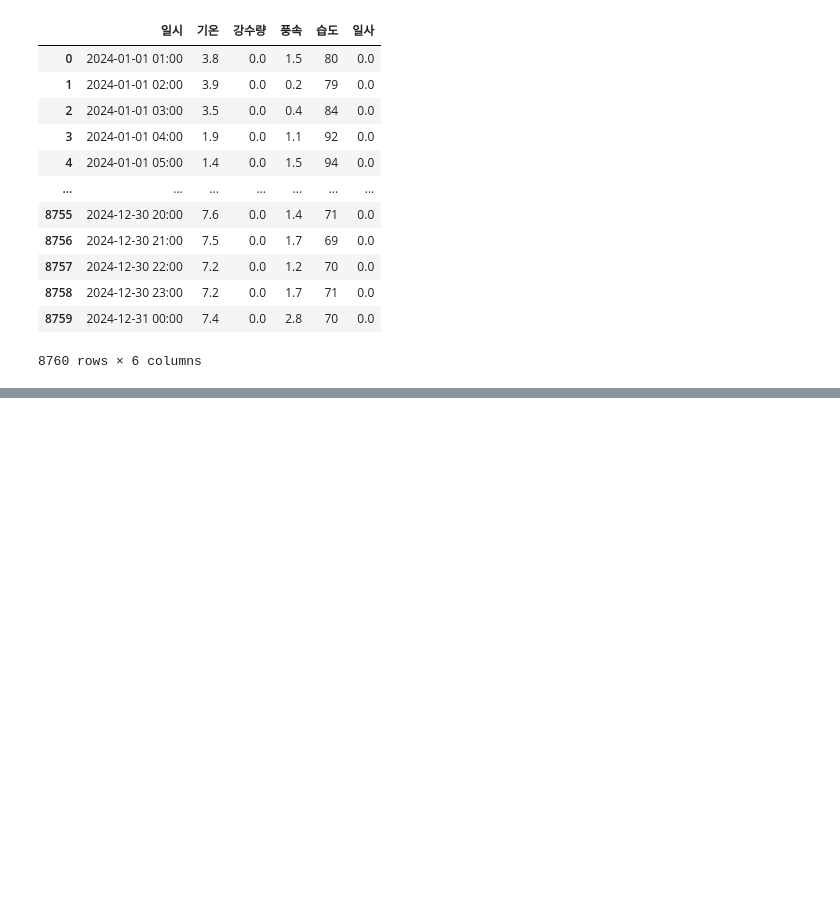
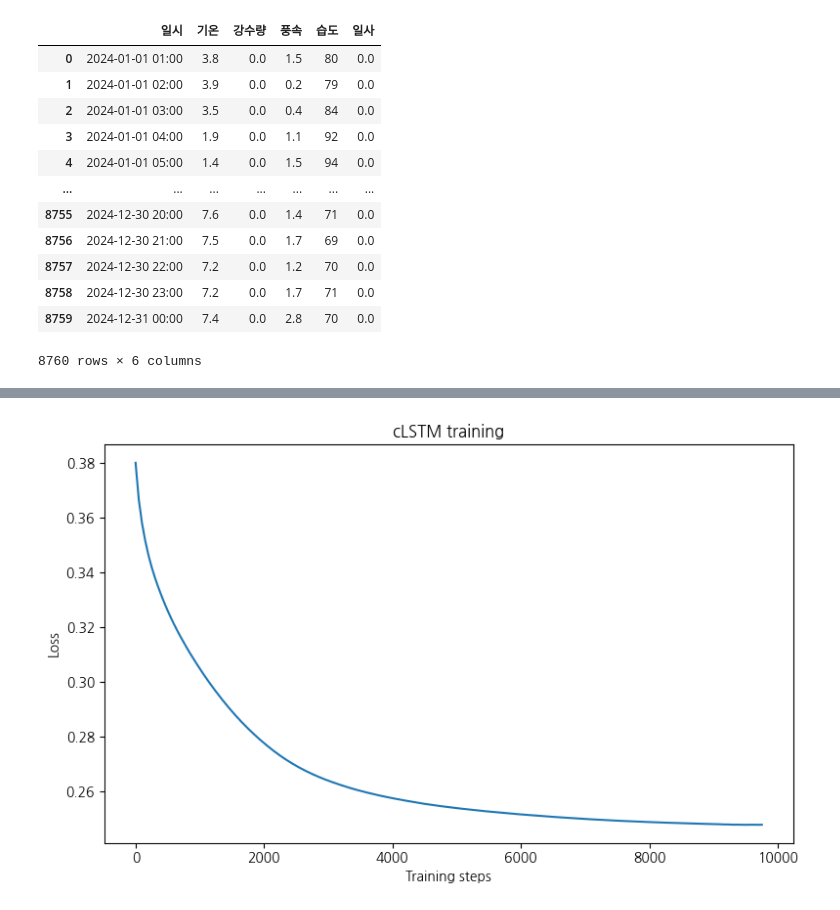
Before and after one commit to SangMIn1208/poster2025, a Jupyter notebook: posts/6.cMLP.ipynb, the cells around one changed output, grey strips where cells are left out. Drawn from its saved outputs; the diff is of its cells as text; code cells hidden in the pictures; blank space fills up the shorter version.

```diff
--- a/posts/6.cMLP.ipynb
+++ b/posts/6.cMLP.ipynb
@@ -42,3 +40,13 @@ X_np = wt.iloc[:, 1:].values
+# %%
+from sklearn.preprocessing import StandardScaler
+
+X_np = wt.iloc[:, 1:].values
+
+scaler = StandardScaler()
+X_scaled = scaler.fit_transform(X_np)
+
+X_np = X_scaled.astype(np.float32)
+X = torch.tensor(X_np[np.newaxis], dtype=torch.float32, device=device)
 # %%
 X = torch.tensor(X_np[np.newaxis], dtype=torch.float32, device=device)
 # %%
@@ -56,0 +78,13 @@ TypeError: unsupported operand type(s) for -: 'int' and 'NoneType'
+# %%
+train_loss_np = np.array([loss.cpu().item() for loss in train_loss_list])
+# %%
+# Loss function plot
+plt.figure(figsize=(8, 5))
+plt.plot(50 * np.arange(len(train_loss_np)), train_loss_np)
+plt.title('cLSTM training')
+plt.ylabel('Loss')
+plt.xlabel('Training steps')
+plt.tight_layout()
+plt.show()
+# %% [output]
+[figure, added]
```
Also changed, not shown: parts of 4 cells of this notebook, 2 other files.
